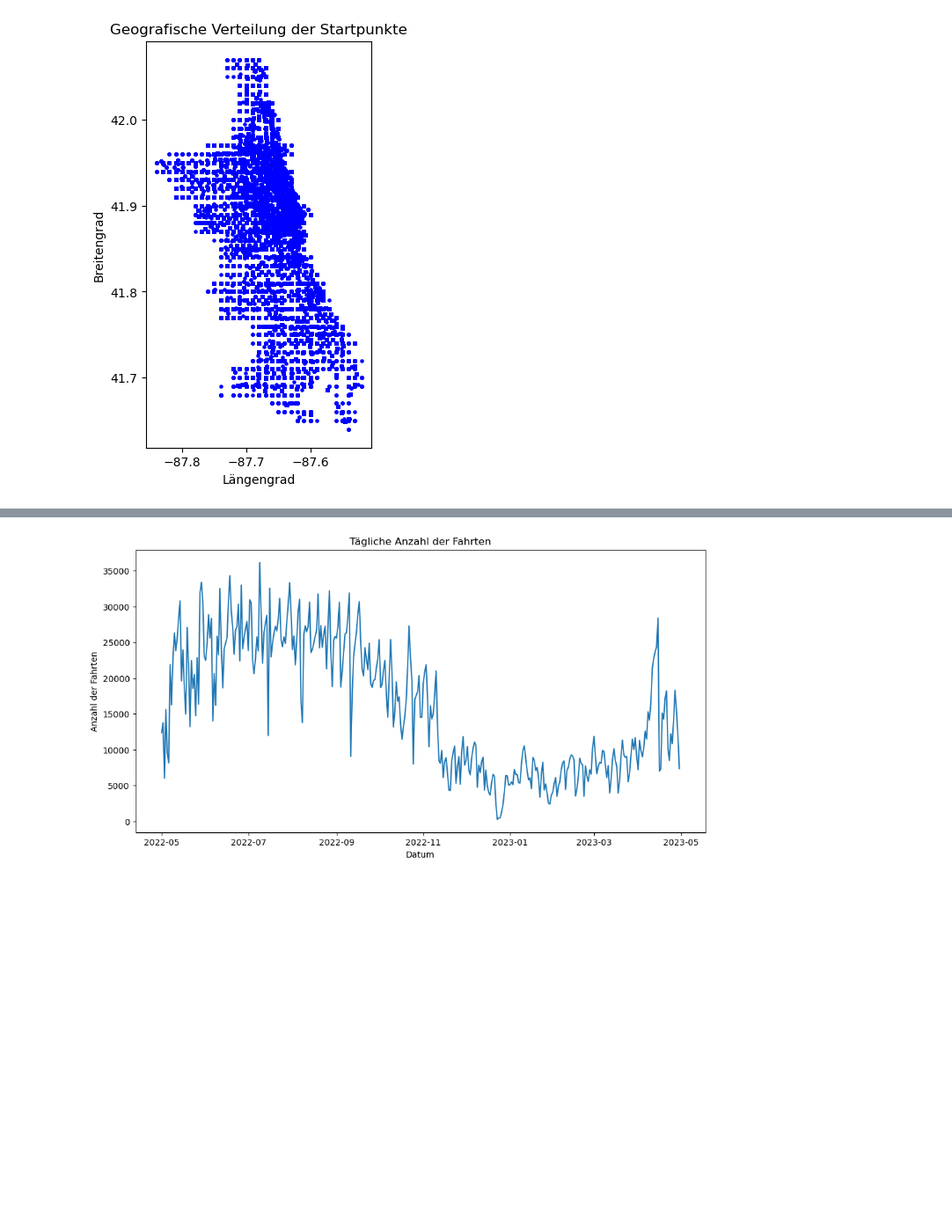
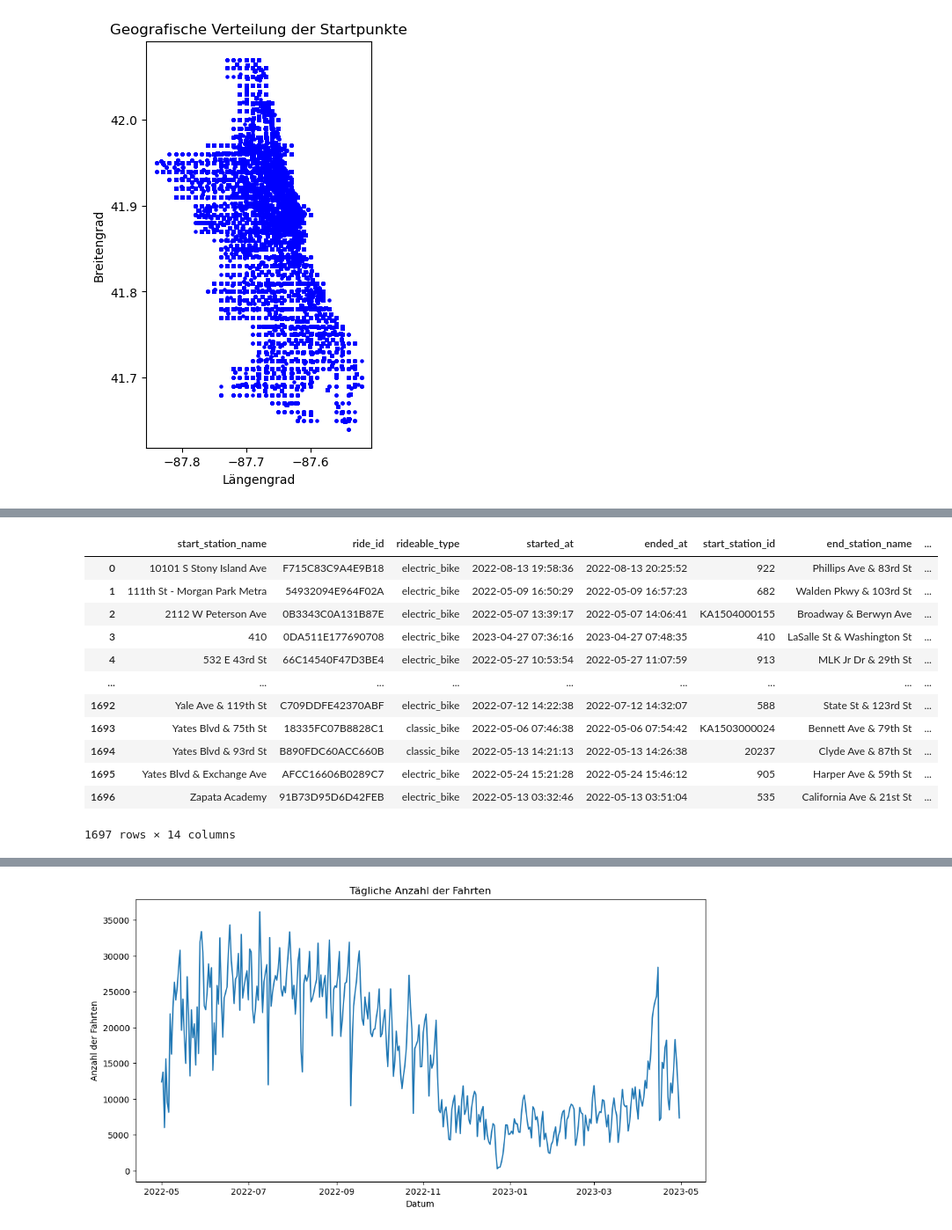
Before and after one commit to MariusRemmlinger/master_thesis, a Jupyter notebook: first_steps.ipynb, the cells around one changed output, grey strips where cells are left out. Shown at 88% size. Drawn from its saved outputs; the diff is of its cells as text; code cells hidden in the pictures; blank space fills up the shorter version.

```diff
--- a/first_steps.ipynb
+++ b/first_steps.ipynb
@@ -329,0 +337,16 @@ plt.show()
+# %%
+unique_stations
+# %% [output]
+|  | start_station_name | ride_id | rideable_type | started_at | ended_at | start_station_id | end_station_name | ... |
+| 0 | 10101 S Stony Island Ave | F715C83C9A4E9B18 | electric_bike | 2022-08-13 19:58:36 | 2022-08-13 20:25:52 | 922 | Phillips Ave & 83rd St | ... |
+| 1 | 111th St - Morgan Park Metra | 54932094E964F02A | electric_bike | 2022-05-09 16:50:29 | 2022-05-09 16:57:23 | 682 | Walden Pkwy & 103rd St | ... |
+| 2 | 2112 W Peterson Ave | 0B3343C0A131B87E | electric_bike | 2022-05-07 13:39:17 | 2022-05-07 14:06:41 | KA1504000155 | Broadway & Berwyn Ave | ... |
+| 3 | 410 | 0DA511E177690708 | electric_bike | 2023-04-27 07:36:16 | 2023-04-27 07:48:35 | 410 | LaSalle St & Washington St | ... |
+| 4 | 532 E 43rd St | 66C14540F47D3BE4 | electric_bike | 2022-05-27 10:53:54 | 2022-05-27 11:07:59 | 913 | MLK Jr Dr & 29th St | ... |
+| ... | ... | ... | ... | ... | ... | ... | ... | ... |
+| 1692 | Yale Ave & 119th St | C709DDFE42370ABF | electric_bike | 2022-07-12 14:22:38 | 2022-07-12 14:32:07 | 588 | State St & 123rd St | ... |
+| 1693 | Yates Blvd & 75th St | 18335FC07B8828C1 | classic_bike | 2022-05-06 07:46:38 | 2022-05-06 07:54:42 | KA1503000024 | Bennett Ave & 79th St | ... |
+| 1694 | Yates Blvd & 93rd St | B890FDC60ACC660B | classic_bike | 2022-05-13 14:21:13 | 2022-05-13 14:26:38 | 20237 | Clyde Ave & 87th St | ... |
+| 1695 | Yates Blvd & Exchange Ave | AFCC16606B0289C7 | electric_bike | 2022-05-24 15:21:28 | 2022-05-24 15:46:12 | 905 | Harper Ave & 59th St | ... |
+| 1696 | Zapata Academy | 91B73D95D6D42FEB | electric_bike | 2022-05-13 03:32:46 | 2022-05-13 03:51:04 | 535 | California Ave & 21st St | ... |
+1697 rows × 14 columns
```
Also changed, not shown: parts of 11 cells of this notebook, 1 other file.
